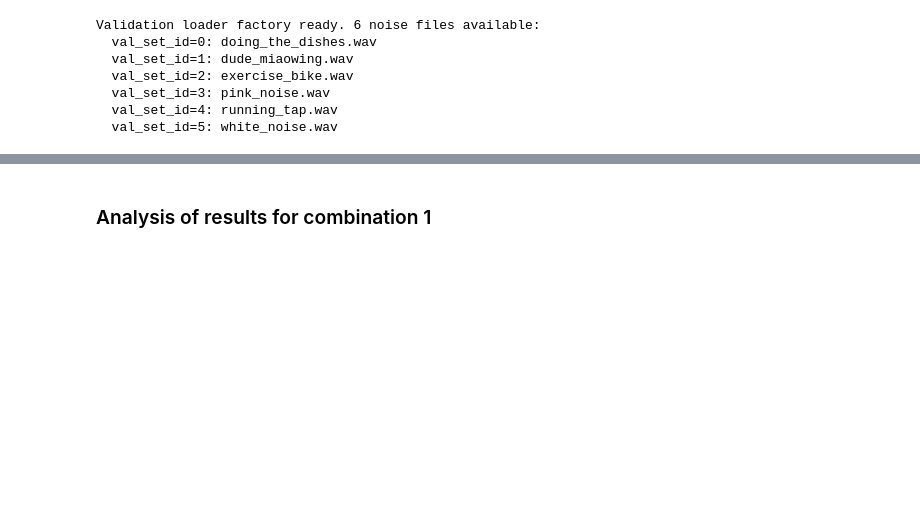
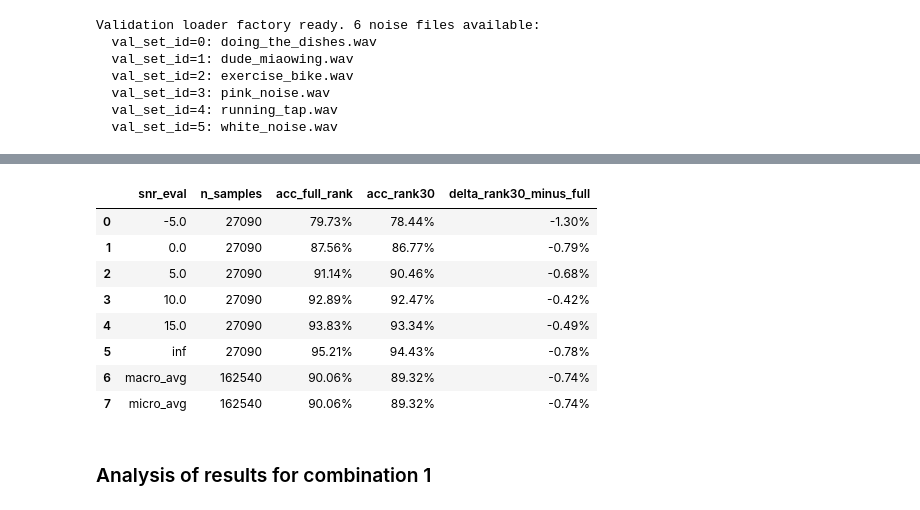
Before and after one commit to c-wejendorp/thesis, a Jupyter notebook: scripts/keyword_spotting/base_model_rank_sweep.ipynb, the cells around one changed output, grey strips where cells are left out. Drawn from its saved outputs; the diff is of its cells as text; code cells hidden in the pictures; blank space fills up the shorter version.

Commit message:
full rank as well

```diff
--- a/scripts/keyword_spotting/base_model_rank_sweep.ipynb
+++ b/scripts/keyword_spotting/base_model_rank_sweep.ipynb
@@ -27,7 +27,8 @@ MODEL_DIR = "/Users/christoffer/Documents/Thesis/thesis_project/model_runs/base/
 MODEL_CHECKPOINT = MODEL_DIR + "best_model.pth"
 MODEL_HISTORY = np.load(MODEL_DIR + "history.npy", allow_pickle=True).item()
 BATCH_SIZE = 64
-DO_SWEEP = True
+DO_SWEEP = False
+DO_FULL_AND_30 = True
 STEP_FOR_RANK_SWEP_EVAL = 1
 VAL_SNR_VALUES = [-5, 0, 5, 10,15,float('inf')]
 
@@ -168,7 +169,7 @@ def validate_model(
 
     with torch.no_grad():
         for snr in snr_values:
-            ds._set_snr(snr)
+            ds.set_snr(snr)
 
             total_loss = 0.0
             total_correct = 0
@@ -508,0 +563,66 @@ Results saved to /Users/christoffer/Documents/Thesis/thesis_project/model_runs/b
+# %%
+# Summary table: full-rank vs rank-30 (per SNR + macro/micro averages)
+import pandas as pd
+
+# Per-SNR accuracy for full-rank
+per_snr_full = (
+    full_model_df
+    .groupby("snr_eval", as_index=False)
+    .agg(
+        n_samples_full=("correct", "size"),
+        acc_full_rank=("correct", lambda s: 100.0 * s.mean()),
+    )
+    .sort_values("snr_eval")
+)
+
+# Per-SNR accuracy for rank-30
+per_snr_rank30 = (
+    rank30_df
+    .groupby("snr_eval", as_index=False)
+    .agg(
+        n_samples_rank30=("correct", "size"),
+        acc_rank30=("correct", lambda s: 100.0 * s.mean()),
+    )
+    .sort_values("snr_eval")
+)
+
+# Merge and align
+per_snr = per_snr_full.merge(per_snr_rank30, on="snr_eval", how="inner")
+if not (per_snr["n_samples_full"] == per_snr["n_samples_rank30"]).all():
+    print("Warning: sample count mismatch between full-rank and rank-30 by SNR.")
+
+per_snr["n_samples"] = per_snr["n_samples_full"]
+per_snr["delta_rank30_minus_full"] = per_snr["acc_rank30"] - per_snr["acc_full_rank"]
+per_snr = per_snr[["snr_eval", "n_samples", "acc_full_rank", "acc_rank30", "delta_rank30_minus_full"]]
+
+# Macro averages (unweighted across SNR buckets)
+macro_row = {
+    "snr_eval": "macro_avg",
+    "n_samples": int(per_snr["n_samples"].sum()),
+    "acc_full_rank": per_snr["acc_full_rank"].mean(),
+    "acc_rank30": per_snr["acc_rank30"].mean(),
+    "delta_rank30_minus_full": per_snr["delta_rank30_minus_full"].mean(),
+}
+
+# Micro averages (weighted by sample count across SNR buckets)
+weights = per_snr["n_samples"]
+micro_acc_full = (per_snr["acc_full_rank"] * weights).sum() / weights.sum()
+micro_acc_rank30 = (per_snr["acc_rank30"] * weights).sum() / weights.sum()
+micro_row = {
+    "snr_eval": "micro_avg",
+    "n_samples": int(weights.sum()),
+    "acc_full_rank": micro_acc_full,
+    "acc_rank30": micro_acc_rank30,
+    "delta_rank30_minus_full": micro_acc_rank30 - micro_acc_full,
+}
+
+summary_table = pd.concat([per_snr, pd.DataFrame([macro_row, micro_row])], ignore_index=True)
+
+# Pretty display
+display_table = summary_table.copy()
+for c in ["acc_full_rank", "acc_rank30", "delta_rank30_minus_full"]:
+    display_table[c] = display_table[c].map(lambda x: f"{x:.2f}%")
+
+print("Accuracy summary: full-rank vs rank-30 (per SNR + macro/micro)")
+display(display_table)
+# %% [output]
@@ -509,3 +630,12 @@ Results saved to /Users/christoffer/Documents/Thesis/thesis_project/model_runs/b
+|  | snr_eval | n_samples | acc_full_rank | acc_rank30 | delta_rank30_minus_full |
+| 0 | -5.0 | 27090 | 79.73% | 78.44% | -1.30% |
+| 1 | 0.0 | 27090 | 87.56% | 86.77% | -0.79% |
+| 2 | 5.0 | 27090 | 91.14% | 90.46% | -0.68% |
+| 3 | 10.0 | 27090 | 92.89% | 92.47% | -0.42% |
+| 4 | 15.0 | 27090 | 93.83% | 93.34% | -0.49% |
+| 5 | inf | 27090 | 95.21% | 94.43% | -0.78% |
+| 6 | macro_avg | 162540 | 90.06% | 89.32% | -0.74% |
+| 7 | micro_avg | 162540 | 90.06% | 89.32% | -0.74% |
 # %% [markdown]
 ### Analysis of results for combination 1
 # %%
```
Also changed, not shown: parts of 4 cells of this notebook, 1 other file.
